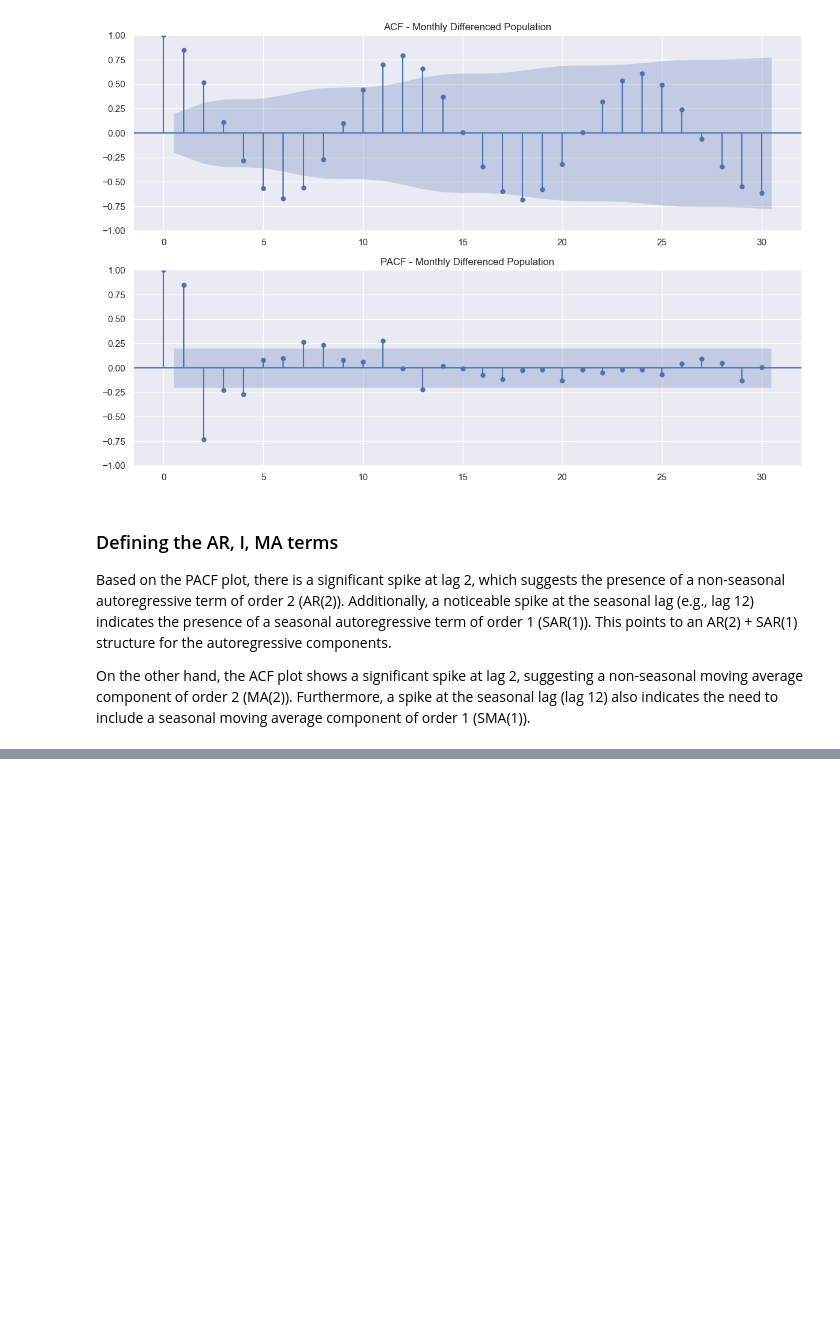
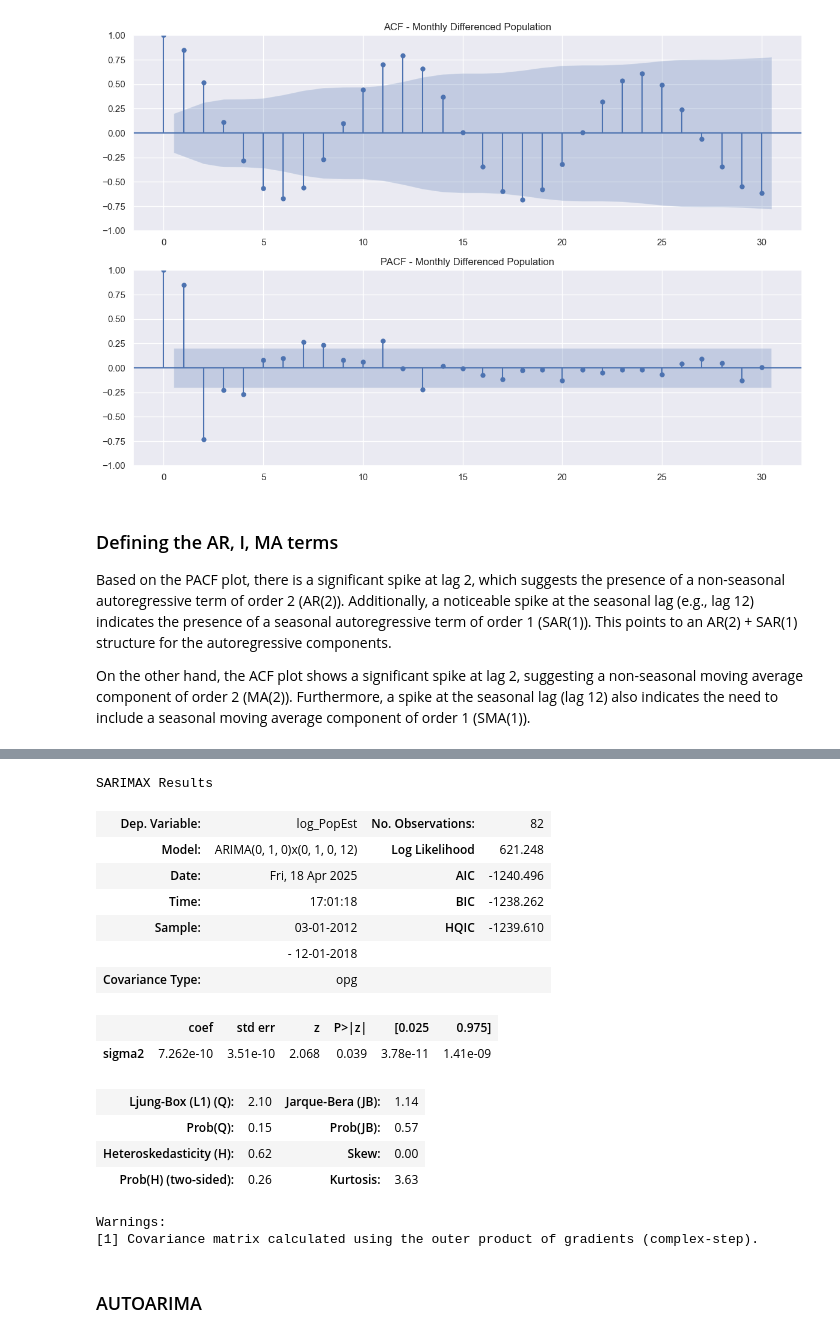
Before and after one commit to BenjaSar/AdST, a Jupyter notebook: tp_final.ipynb, the cells around one changed output, grey strips where cells are left out. Cells and saved outputs as stored; diff of their text form; code cells hidden in the pictures; blank space fills up the shorter version.

```diff
--- a/tp_final.ipynb
+++ b/tp_final.ipynb
@@ -203,0 +262,30 @@ On the other hand, the ACF plot shows a significant spike at lag 2, suggesting a
+# %%
+y_sarima = ARIMA(
+    df_mod_log['log_PopEst'].diff().diff(12).dropna(),
+    order=(0, 1, 0),
+    seasonal_order=(0, 1, 0, 12)
+)
+# %%
+# Make the prediction
+y_sarima_result = y_sarima.fit()
+# %%
+y_sarima_result.summary()
+# %% [output]
+SARIMAX Results
+| Dep. Variable: | log_PopEst | No. Observations: | 82 |
+| Model: | ARIMA(0, 1, 0)x(0, 1, 0, 12) | Log Likelihood | 621.248 |
+| Date: | Fri, 18 Apr 2025 | AIC | -1240.496 |
+| Time: | 17:01:18 | BIC | -1238.262 |
+| Sample: | 03-01-2012 | HQIC | -1239.610 |
+|  | - 12-01-2018 |  |  |
+| Covariance Type: | opg |  |  |
+|  | coef | std err | z | P>|z| | [0.025 | 0.975] |
+| sigma2 | 7.262e-10 | 3.51e-10 | 2.068 | 0.039 | 3.78e-11 | 1.41e-09 |
+| Ljung-Box (L1) (Q): | 2.10 | Jarque-Bera (JB): | 1.14 |
+| Prob(Q): | 0.15 | Prob(JB): | 0.57 |
+| Heteroskedasticity (H): | 0.62 | Skew: | 0.00 |
+| Prob(H) (two-sided): | 0.26 | Kurtosis: | 3.63 |
+Warnings:
+[1] Covariance matrix calculated using the outer product of gradients (complex-step).
+# %% [markdown]
+### AUTOARIMA
```
Also changed, not shown: parts of 9 cells of this notebook.
